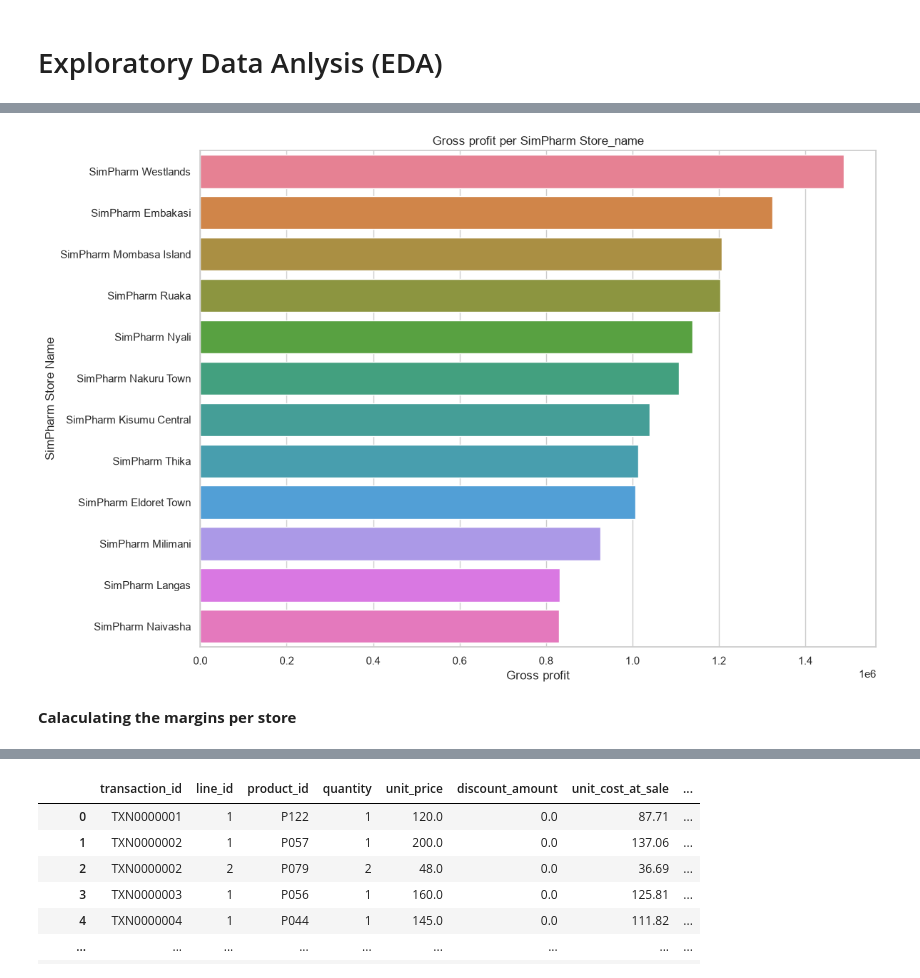
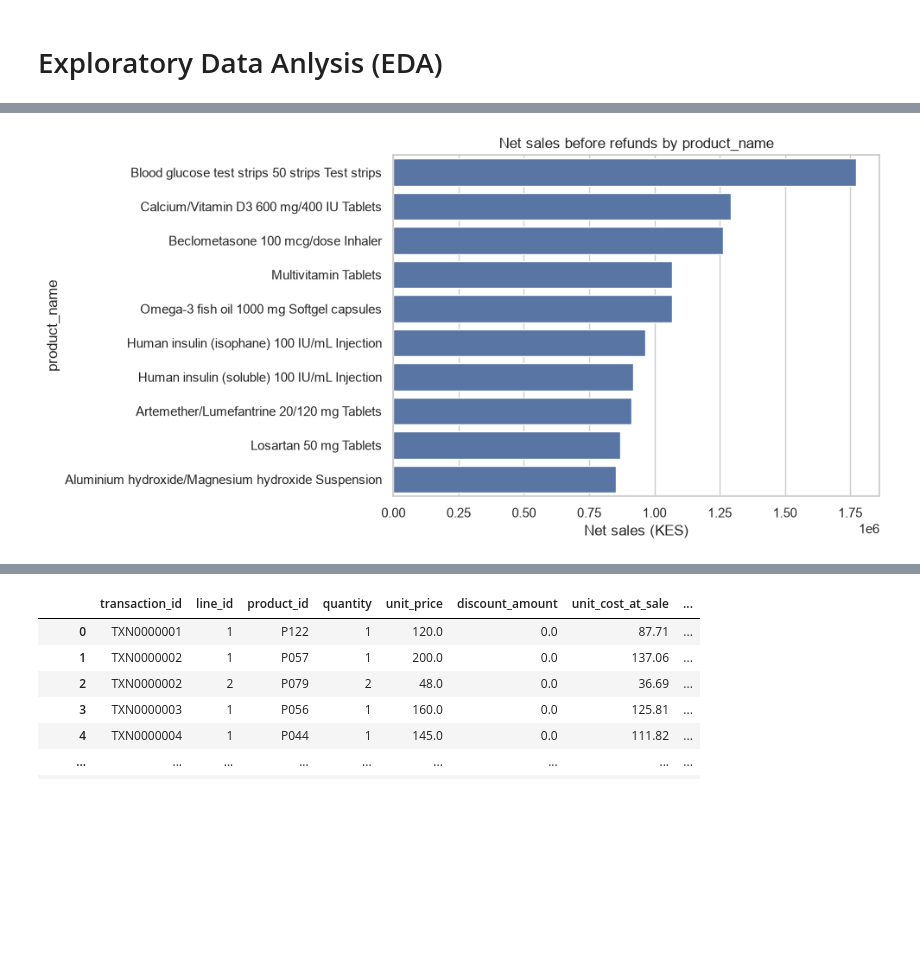
Before and after one commit to MwangiJoseph-25/pharmacy_retail_intelligence, a Jupyter notebook: Notebooks/EDA.ipynb, the cells around one changed output, grey strips where cells are left out. Cells and saved outputs as stored; diff of their text form; code cells hidden in the pictures; blank space fills up the shorter version.

```diff
--- a/Notebooks/EDA.ipynb
+++ b/Notebooks/EDA.ipynb
@@ -240,2 +189,0 @@ plt.show()
-# %%
-trans_df['profit']=round((trans_df['line_net_amount'])-(trans_df['unit_cost_at_sale']*trans_df['quantity']),2)
@@ -309,0 +208,30 @@ total_revenue_per_store
+# %%
+print(50*'=','sales_by_county',50*'=')
+sales_by_county = (
+    trans_df.groupby('county', as_index=False)
+    .agg(net_sales=('line_net_amount', 'sum'),
+         gross_profit_before_refunds=('profit_before_refunds', 'sum'))
+    .sort_values('net_sales', ascending=False)
+)
+display(sales_by_county)
+
+print(50*'=','sales_by_category',50*'=')
+
+sales_by_category = (
+    trans_df.groupby('category', as_index=False)
+    .agg(net_sales=('line_net_amount', 'sum'),
+         gross_profit_before_refunds=('profit_before_refunds', 'sum'),
+         units_sold=('quantity', 'sum'))
+    .sort_values('net_sales', ascending=False)
+)
+display(sales_by_category)
+
+print(50*'=','sales_by_product_name',50*'=')
+sales_by_product = (
+    trans_df.groupby('product_name', as_index=False)
+    .agg(net_sales=('line_net_amount', 'sum'),
+         gross_profit_before_refunds=('profit_before_refunds', 'sum'),
+         units_sold=('quantity', 'sum'))
+    .sort_values('net_sales', ascending=False)
+)
+display(sales_by_product)
@@ -310,13 +296,12 @@ total_revenue_per_store
 # %%
-sns.set_theme(style="whitegrid")
-plt.figure(figsize=[12,8])
-sns.barplot(data=total_revenue_per_store,x='gross_profit',y='store_name',hue='store_name')
-plt.title('Gross profit per SimPharm Store_name')
-plt.xlabel('Gross profit')
-plt.ylabel('SimPharm Store Name')
+top_10_products=sales_by_product.head(10)
+
+plt.figure(figsize=(10, 5))
+sns.barplot(data=top_10_products, x='net_sales', y='product_name')
+plt.title('Net sales before refunds by product_name')
+plt.xlabel('Net sales (KES)')
+plt.ylabel('product_name')
 plt.tight_layout()
 plt.show()
 # %% [output]
-[figure, old version]
+[figure, new version]
-# %% [markdown]
-**Calaculating the margins per store**
```
Also changed, not shown: parts of 71 cells of this notebook.
